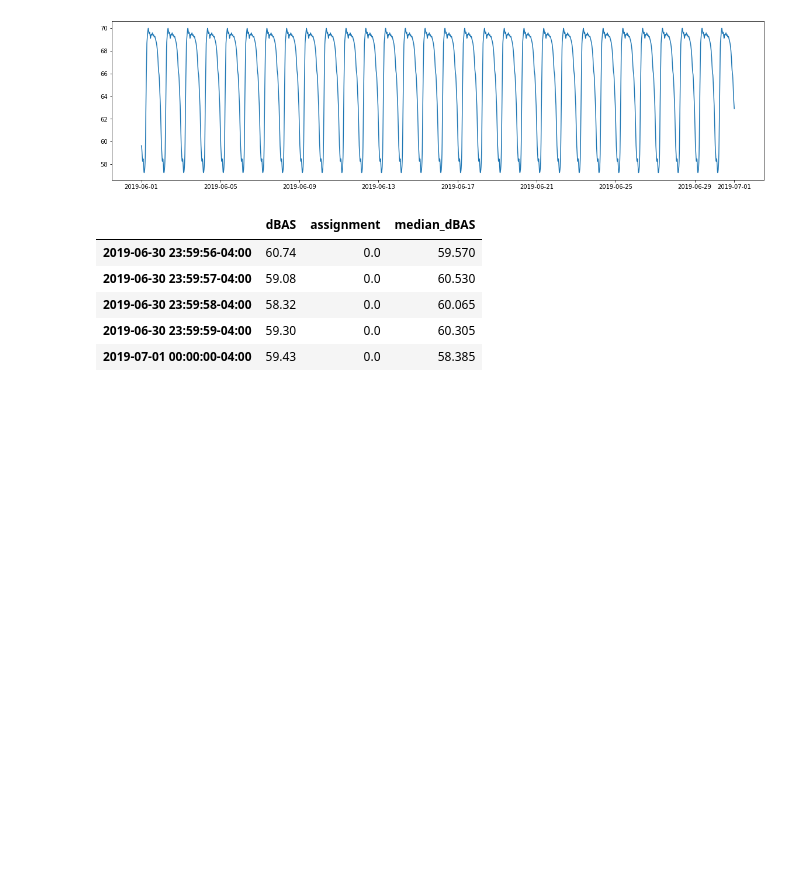
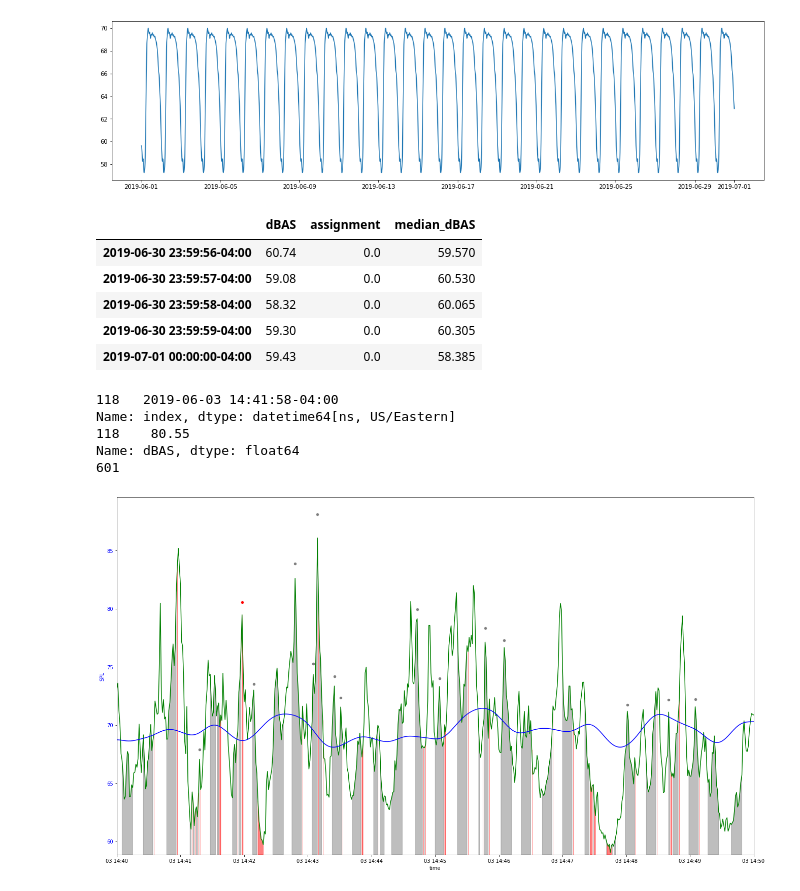
Before and after one commit to marin-hyatt/public-redhook-analysis, a Jupyter notebook: Truck_Analysis.ipynb, the cells around one changed output. Saved outputs shown, nothing was run; the diff lists cells and outputs as text; code cells hidden in the pictures; blank space fills up the shorter version.

Commit message:
Plotted ambient noise on graph

```diff
--- a/Truck_Analysis.ipynb
+++ b/Truck_Analysis.ipynb
@@ -1233,0 +1350,10 @@ all_joined_df_cut_median.tail()
+# %%
+plot_truck_clusters_scatter_median(all_joined_df_cut_median['2019-06-03 14:40:00-04:00':'2019-06-03 14:50:00-04:00'], \
+                            7, 0.5, 10, 1, 'gaussian')
+# %% [output]
+118   2019-06-03 14:41:58-04:00
+Name: index, dtype: datetime64[ns, US/Eastern]
+118    80.55
+Name: dBAS, dtype: float64
+601
+[figure, added]
```
Also changed, not shown: parts of 1 cell of this notebook.
